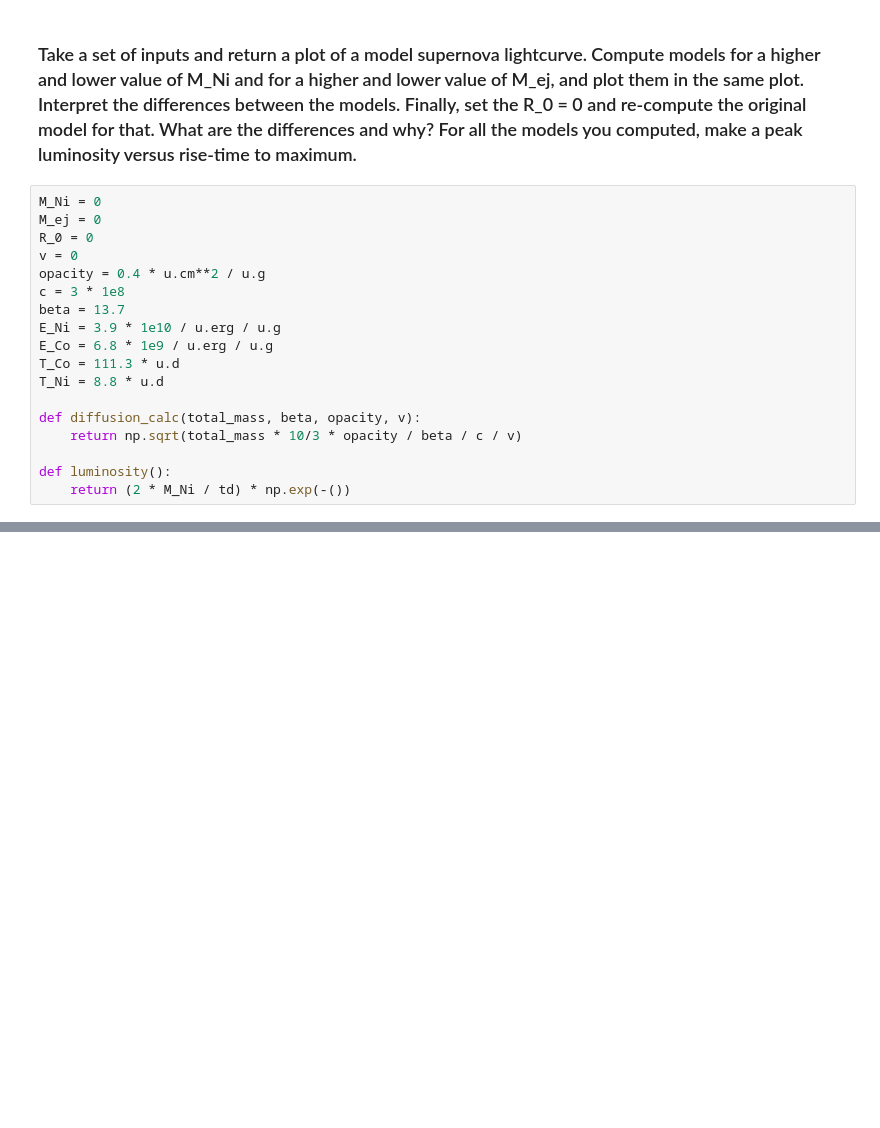
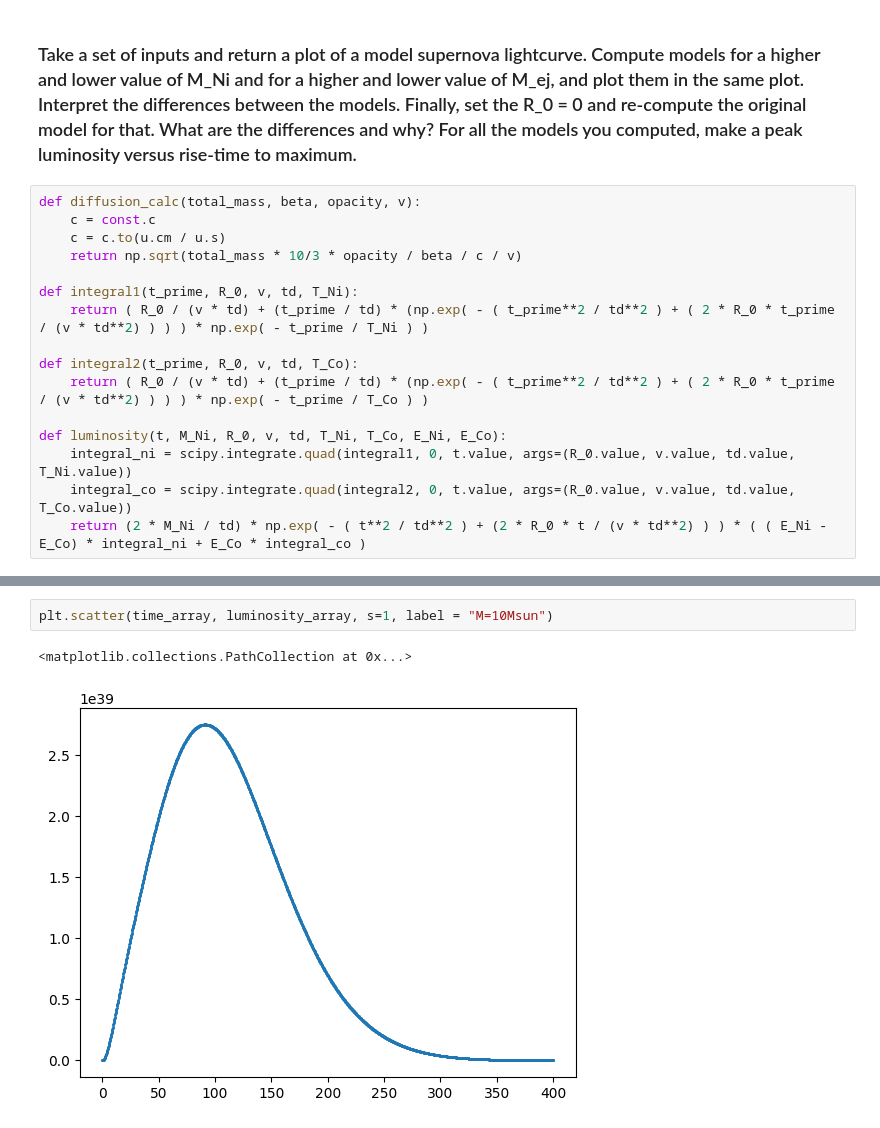
Before and after one commit to LatioAstro/Practice, a Jupyter notebook: CompAstroPhysProj1.ipynb, the cells around one changed output, grey strips where cells are left out. Drawn from its saved outputs; the diff is of its cells as text; blank space fills up the shorter version.

```diff
--- a/CompAstroPhysProj1.ipynb
+++ b/CompAstroPhysProj1.ipynb
@@ -19,20 +19,18 @@ quantity_support()
 # %% [markdown]
 ### Take a set of inputs and return a plot of a model supernova lightcurve. Compute models for a higher and lower value of M_Ni and for a higher and lower value of M_ej, and plot them in the same plot. Interpret the differences between the models. Finally, set the R_0 = 0 and re-compute the original model for that. What are the differences and why? For all the models you computed, make a peak luminosity versus rise-time to maximum.
 # %%
-M_Ni = 0
-M_ej = 0
-R_0 = 0
-v = 0
-opacity = 0.4 * u.cm**2 / u.g
-c = 3 * 1e8
-beta = 13.7
-E_Ni = 3.9 * 1e10 / u.erg / u.g
-E_Co = 6.8 * 1e9 / u.erg / u.g
-T_Co = 111.3 * u.d
-T_Ni = 8.8 * u.d
-
 def diffusion_calc(total_mass, beta, opacity, v):
+    c = const.c
+    c = c.to(u.cm / u.s)
     return np.sqrt(total_mass * 10/3 * opacity / beta / c / v)
 
-def luminosity():
-    return (2 * M_Ni / td) * np.exp(-())
+def integral1(t_prime, R_0, v, td, T_Ni):
+    return ( R_0 / (v * td) + (t_prime / td) * (np.exp( - ( t_prime**2 / td**2 ) + ( 2 * R_0 * t_prime / (v * td**2) ) ) ) * np.exp( - t_prime / T_Ni ) )
+
+def integral2(t_prime, R_0, v, td, T_Co):
+    return ( R_0 / (v * td) + (t_prime / td) * (np.exp( - ( t_prime**2 / td**2 ) + ( 2 * R_0 * t_prime / (v * td**2) ) ) ) * np.exp( - t_prime / T_Co ) )
+
+def luminosity(t, M_Ni, R_0, v, td, T_Ni, T_Co, E_Ni, E_Co):
+    integral_ni = scipy.integrate.quad(integral1, 0, t.value, args=(R_0.value, v.value, td.value, T_Ni.value))
+    integral_co = scipy.integrate.quad(integral2, 0, t.value, args=(R_0.value, v.value, td.value, T_Co.value))
+    return (2 * M_Ni / td) * np.exp( - ( t**2 / td**2 ) + (2 * R_0 * t / (v * td**2) ) ) * ( ( E_Ni - E_Co) * integral_ni + E_Co * integral_co )
@@ -38,0 +140,5 @@ def luminosity():
+# %%
+plt.scatter(time_array, luminosity_array, s=1, label = "M=10Msun")
+# %% [output]
+<matplotlib.collections.PathCollection at 0x...>
+[figure, added]
```
Also changed, not shown: parts of 2 cells of this notebook.
